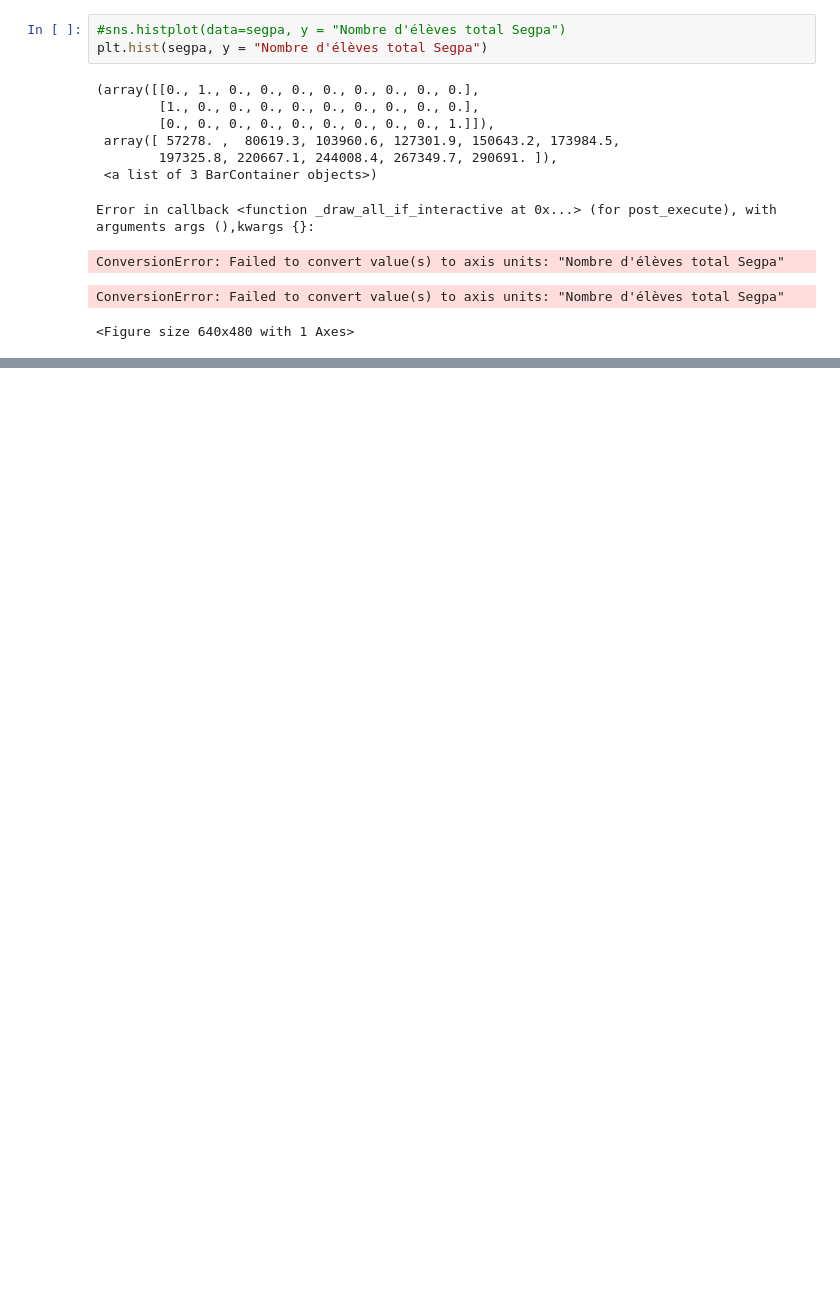
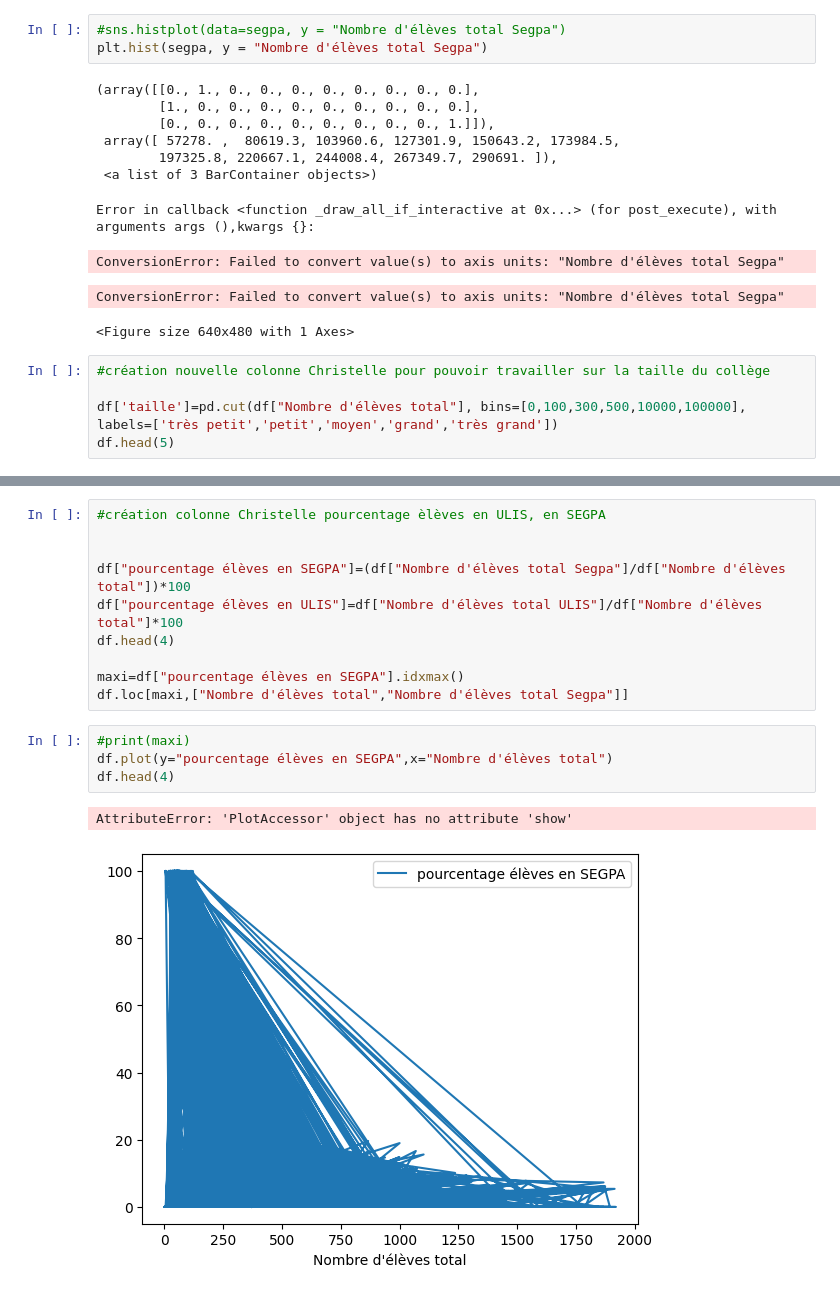
Before and after one commit to margotlafond/projet-info, a Jupyter notebook: analyse_data1.ipynb, the cells around one changed output, grey strips where cells are left out. Saved outputs shown, nothing was run; the diff lists cells and outputs as text; blank space fills up the shorter version.

Commit message:
modif Christelle dans le fichier de Margot

```diff
--- a/analyse_data1.ipynb
+++ b/analyse_data1.ipynb
@@ -66,3 +66,8 @@ Error in callback <function _draw_all_if_interactive at 0x...> (for post_execute
 ConversionError: Failed to convert value(s) to axis units: "Nombre d'élèves total Segpa"
 ConversionError: Failed to convert value(s) to axis units: "Nombre d'élèves total Segpa"
 <Figure size 640x480 with 1 Axes>
+# %%
+#création nouvelle colonne Christelle pour pouvoir travailler sur la taille du collège
+
+df['taille']=pd.cut(df["Nombre d'élèves total"], bins=[0,100,300,500,10000,100000], labels=['très petit','petit','moyen','grand','très grand'])
+df.head(5)
@@ -68,0 +82,17 @@ ConversionError: Failed to convert value(s) to axis units: "Nombre d'élèves to
+# %%
+#création colonne Christelle pourcentage èlèves en ULIS, en SEGPA
+
+
+df["pourcentage élèves en SEGPA"]=(df["Nombre d'élèves total Segpa"]/df["Nombre d'élèves total"])*100
+df["pourcentage élèves en ULIS"]=df["Nombre d'élèves total ULIS"]/df["Nombre d'élèves total"]*100
+df.head(4)
+
+maxi=df["pourcentage élèves en SEGPA"].idxmax()
+df.loc[maxi,["Nombre d'élèves total","Nombre d'élèves total Segpa"]]
+# %%
+#print(maxi)
+df.plot(y="pourcentage élèves en SEGPA",x="Nombre d'élèves total")
+df.head(4)
+# %% [output]
+AttributeError: 'PlotAccessor' object has no attribute 'show'
+[figure, added]
```
Also changed, not shown: parts of 3 cells of this notebook.
